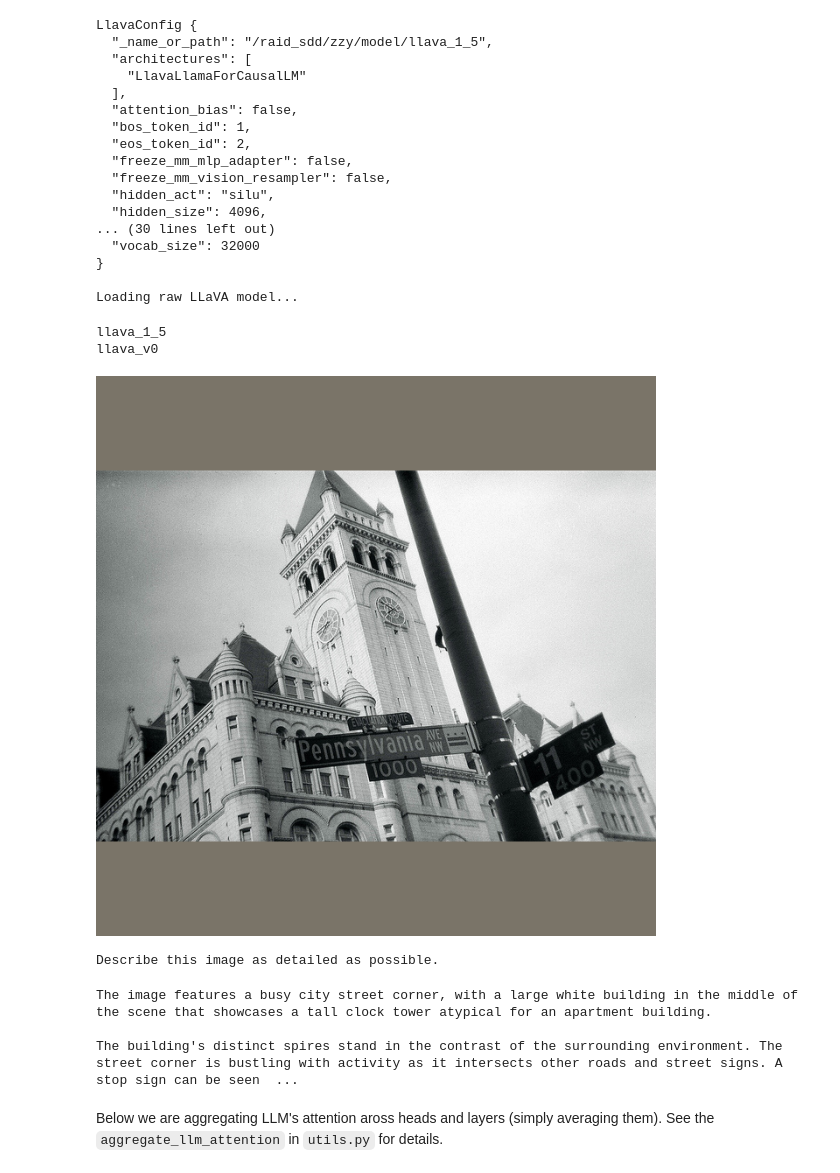
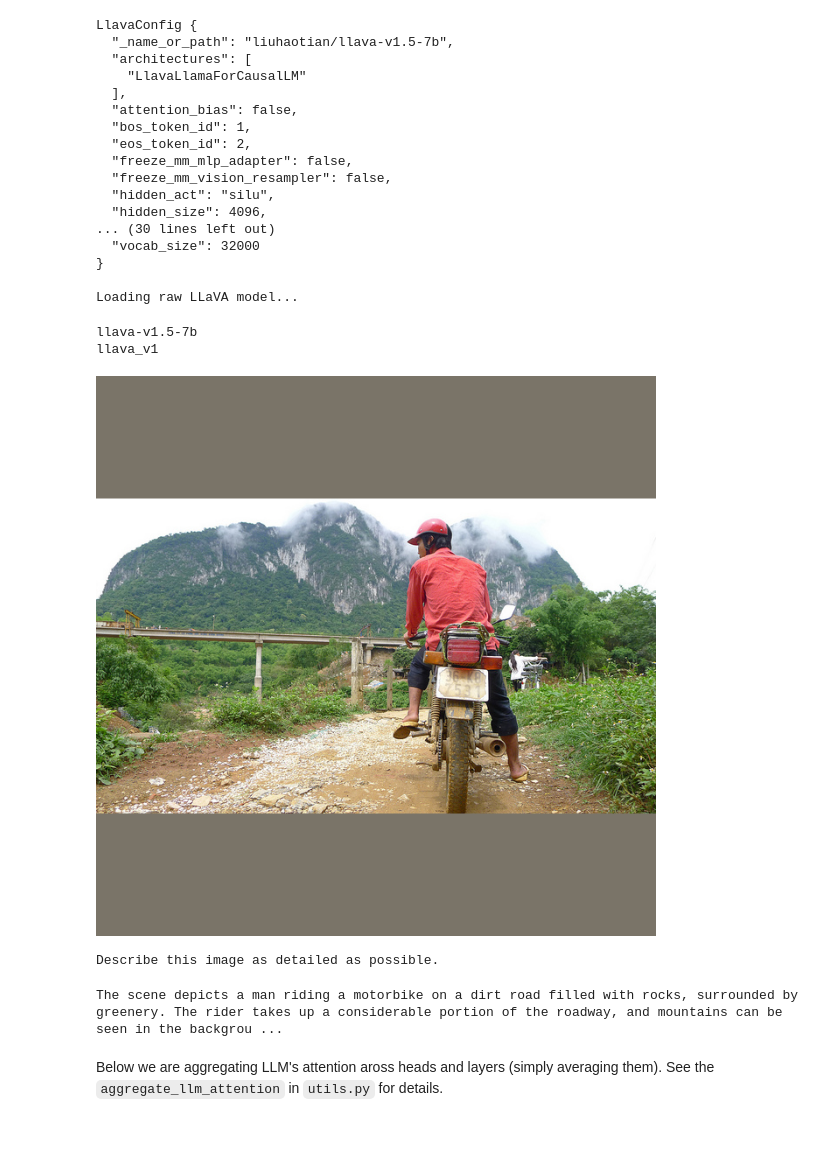
Before and after one commit to hanzi25/HallE, a Jupyter notebook: visual_attn/visualize_llava_example.ipynb, the cells around one changed output. Saved outputs shown, nothing was run; the diff lists cells and outputs as text; code cells hidden in the pictures; blank space fills up the shorter version.

```diff
--- a/visual_attn/visualize_llava_example.ipynb
+++ b/visual_attn/visualize_llava_example.ipynb
@@ -133,20 +133,20 @@ def process_images(images, image_processor, model_cfg):
         new_images = torch.stack(new_images, dim=0)
     return new_images, new_raw_images
 # %%
-model_path = "/raid_sdd/zzy/model/llava_1_5"
+model_path = "liuhaotian/llava-v1.5-7b"
 
 # load the model
 load_bf16 = False
 load_8bit = False
 load_4bit = False
 # device = "cuda" if torch.cuda.is_available() else "cpu"
-device = torch.device("cuda:1")
+device = torch.device("cuda:0")
 
 disable_torch_init()
 
 model_name = get_model_name_from_path(model_path)
 model_version = 'llava'
-model_vision = '/raid_sdd/zzy/model/clip_vit_large_patch14_336'
+model_vision = 'openai/clip-vit-large-patch14-336'
 tokenizer, model, image_processor, context_len = load_pretrained_model(
     model_path,
     None, # model_base
@@ -159,7 +159,7 @@ tokenizer, model, image_processor, context_len = load_pretrained_model(
 )
 # %% [output]
 LlavaConfig {
-  "_name_or_path": "/raid_sdd/zzy/model/llava_1_5",
+  "_name_or_path": "liuhaotian/llava-v1.5-7b",
   "architectures": [
     "LlavaLlamaForCausalLM"
   ],
@@ -179,7 +179,7 @@ Loading raw LLaVA model...
 # ===> specify the image path or url and the prompt text
 # image_path_or_url = "https://github.com/open-compass/MMBench/blob/main/samples/MMBench/1.jpg?raw=true"
 # prompt_text = "What python code can be used to generate the output in the image?"
-image_path_or_url = "/raid_sdd/zzy/HallE/COCO_val2014_000000358342.jpg"
+image_path_or_url = "/home/zangzeyuan/HallE/COCO_val2014_000000391895.jpg"
 # prompt_text = "What is the man doing?"
 # prompt_text = "Describe the image in detail."
 prompt_text = "Describe this image as detailed as possible."
@@ -213,36 +213,36 @@ image = load_image(image_path_or_url)
 image_tensor, images = process_images([image], image_processor, model.config)
 image = images[0]
 image_size = image.size
 if type(image_tensor) is list:
     image_tensor = [image.to(model.device, dtype=torch.float16) for image in image_tensor]
 else:
     image_tensor = image_tensor.to(model.device, dtype=torch.float16)
 
 if model.config.mm_use_im_start_end:
     inp = DEFAULT_IM_START_TOKEN + DEFAULT_IMAGE_TOKEN + DEFAULT_IM_END_TOKEN + '\n' + prompt_text
 else:
     inp = DEFAULT_IMAGE_TOKEN + '\n' + prompt_text
 
 conv.append_message(conv.roles[0], inp)
 conv.append_message(conv.roles[1], None)
 prompt = conv.get_prompt()
 # manually removing the system prompt here
 # otherwise most attention will be somehow put on the system prompt
 prompt = prompt.replace(
     "A chat between a curious human and an artificial intelligence assistant. The assistant gives helpful, detailed, and polite answers to the human's questions. ",
     ""
 )
 
 input_ids = tokenizer_image_token(prompt, tokenizer, IMAGE_TOKEN_INDEX, return_tensors='pt').unsqueeze(0).to(model.device)
 
 ################################################
 
 display(image)
 print(prompt_text)
 # %% [output]
-llava_1_5
-llava_v0
+llava-v1.5-7b
+llava_v1
-[figure, old version]
+[figure, new version]
 Describe this image as detailed as possible.
 # %%
 # generate the response
@@ -266,9 +266,7 @@ text = tokenizer.decode(output_ids[input_token_len:], skip_special_tokens=True)
 
 print(text)
 # %% [output]
-The image features a busy city street corner, with a large white building in the middle of the scene that showcases a tall clock tower atypical for an apartment building.
-
-The building's distinct spires stand in the contrast of the surrounding environment. The street corner is bustling with activity as it intersects other roads and street signs. A stop sign can be seen  ...
+The scene depicts a man riding a motorbike on a dirt road filled with rocks, surrounded by greenery. The rider takes up a considerable portion of the roadway, and mountains can be seen in the backgrou ...
 # %% [markdown]
 Below we are aggregating LLM's attention aross heads and layers (simply averaging them). See the `aggregate_llm_attention` in `utils.py` for details.
 # %%
```
Also changed, not shown: parts of 4 cells of this notebook, 21 other files.
